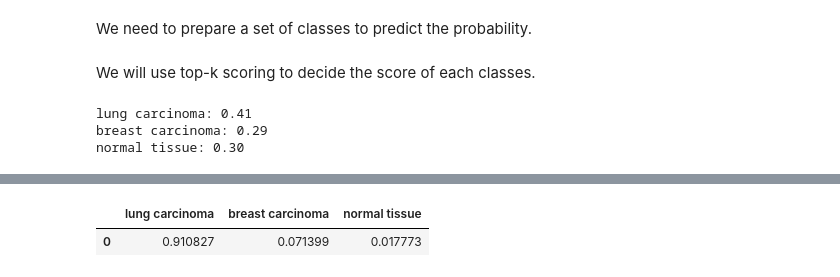
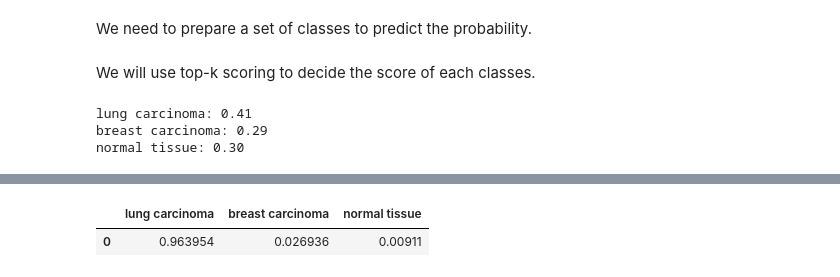
Before and after one commit to rendeirolab/lazyslide-tutorials, a Jupyter notebook: tutorials/zero-shot-learning.ipynb, the cells around one changed output, grey strips where cells are left out. Drawn from its saved outputs; the diff is of its cells as text; code cells hidden in the pictures.

```diff
--- a/tutorials/zero-shot-learning.ipynb
+++ b/tutorials/zero-shot-learning.ipynb
@@ -64,6 +67,6 @@ WARNING:transformers.dynamic_module_utils:A new version of the following files w
 . Make sure to double-check they do not contain any added malicious code. To avoid downloading new versions of the code file, you can pin a revision.
 # %%
-zs.tl.zero_shot_score(wsi, classes, feature_key="virchow_tiles", device="cpu")
+zs.tl.zero_shot_score(wsi, classes, feature_key="virchow_prism_tiles", device="cpu")
 # %% [output]
 |  | lung carcinoma | breast carcinoma | normal tissue |
-| 0 | 0.910827 | 0.071399 | 0.017773 |
+| 0 | 0.963954 | 0.026936 | 0.00911 |
```
Also changed, not shown: parts of 2 cells of this notebook, 2 other files.
